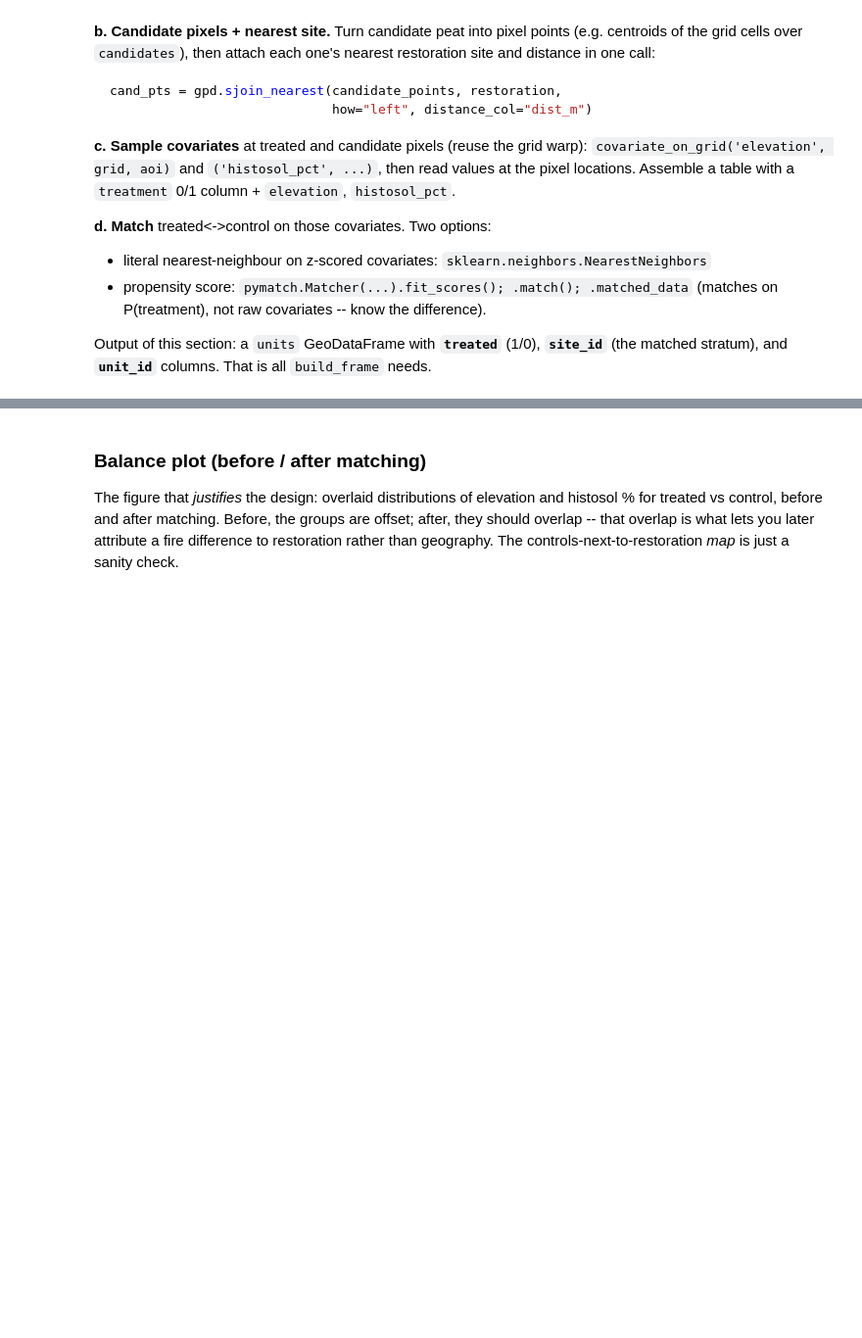
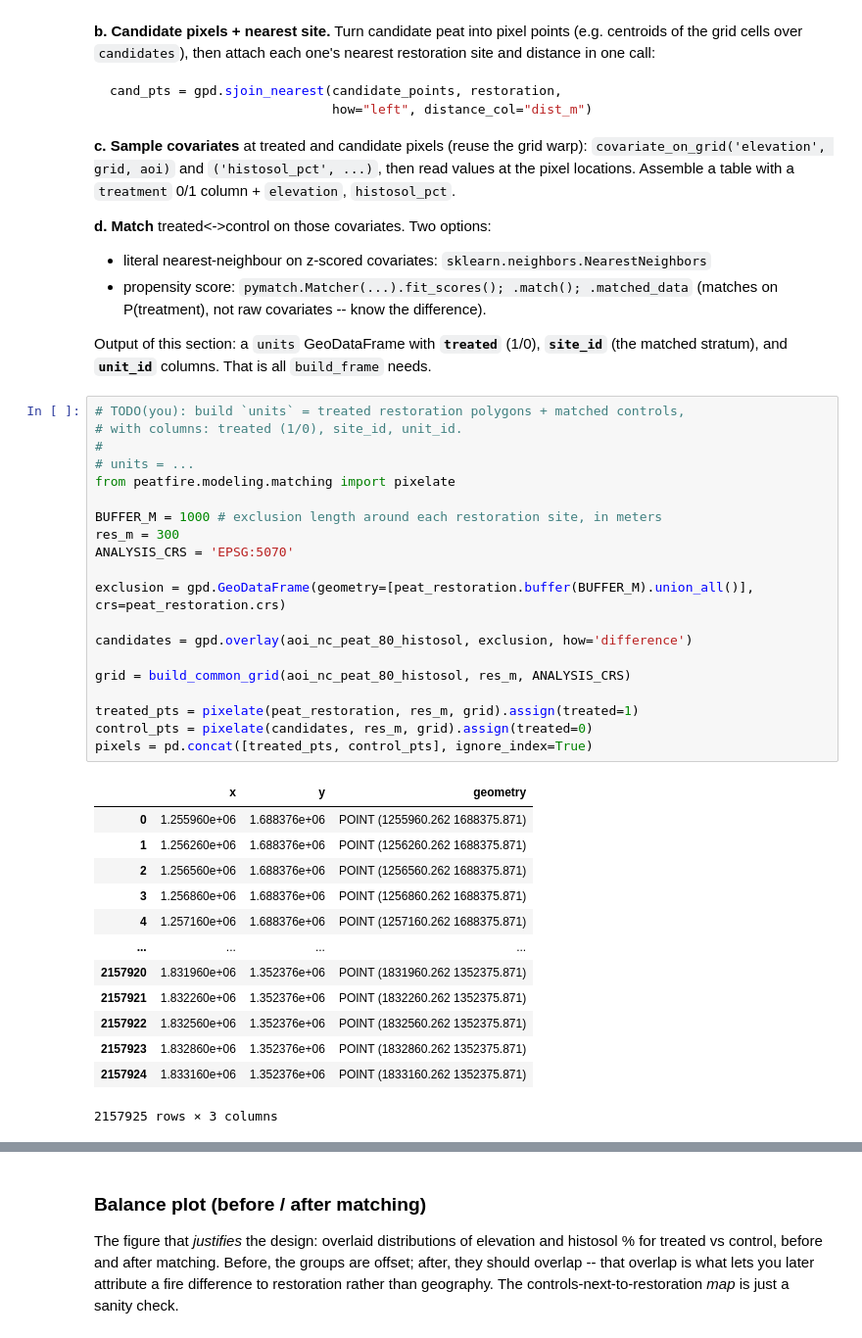
Before and after one commit to jimzhang629/peat_fire_stanback, a Jupyter notebook: notebooks/modeling.ipynb, the cells around one changed output, grey strips where cells are left out. Shown at 98% size. Cells and saved outputs as stored; diff of their text form; blank space fills up the shorter version.

Commit message:
add pixelate function that projects polygons onto a common grid and gets the centroids of their points

```diff
--- a/notebooks/modeling.ipynb
+++ b/notebooks/modeling.ipynb
@@ -94,4 +91,38 @@ column + `elevation`, `histosol_pct`.
 Output of this section: a `units` GeoDataFrame with **`treated`** (1/0),
 **`site_id`** (the matched stratum), and **`unit_id`** columns. That is all
 `build_frame` needs.
+# %%
+# TODO(you): build `units` = treated restoration polygons + matched controls,
+# with columns: treated (1/0), site_id, unit_id.
+#
+# units = ...
+from peatfire.modeling.matching import pixelate
+
+BUFFER_M = 1000 # exclusion length around each restoration site, in meters
+res_m = 300
+ANALYSIS_CRS = 'EPSG:5070'
+
+exclusion = gpd.GeoDataFrame(geometry=[peat_restoration.buffer(BUFFER_M).union_all()], crs=peat_restoration.crs)
+
+candidates = gpd.overlay(aoi_nc_peat_80_histosol, exclusion, how='difference')
+
+grid = build_common_grid(aoi_nc_peat_80_histosol, res_m, ANALYSIS_CRS)
+
+treated_pts = pixelate(peat_restoration, res_m, grid).assign(treated=1)
+control_pts = pixelate(candidates, res_m, grid).assign(treated=0)
+pixels = pd.concat([treated_pts, control_pts], ignore_index=True)
+# %% [output]
+|  | x | y | geometry |
+| 0 | 1.255960e+06 | 1.688376e+06 | POINT (1255960.262 1688375.871) |
+| 1 | 1.256260e+06 | 1.688376e+06 | POINT (1256260.262 1688375.871) |
+| 2 | 1.256560e+06 | 1.688376e+06 | POINT (1256560.262 1688375.871) |
+| 3 | 1.256860e+06 | 1.688376e+06 | POINT (1256860.262 1688375.871) |
+| 4 | 1.257160e+06 | 1.688376e+06 | POINT (1257160.262 1688375.871) |
+| ... | ... | ... | ... |
+| 2157920 | 1.831960e+06 | 1.352376e+06 | POINT (1831960.262 1352375.871) |
+| 2157921 | 1.832260e+06 | 1.352376e+06 | POINT (1832260.262 1352375.871) |
+| 2157922 | 1.832560e+06 | 1.352376e+06 | POINT (1832560.262 1352375.871) |
+| 2157923 | 1.832860e+06 | 1.352376e+06 | POINT (1832860.262 1352375.871) |
+| 2157924 | 1.833160e+06 | 1.352376e+06 | POINT (1833160.262 1352375.871) |
+2157925 rows × 3 columns
 # %%
```
Also changed, not shown: parts of 3 cells of this notebook, 2 other files.
